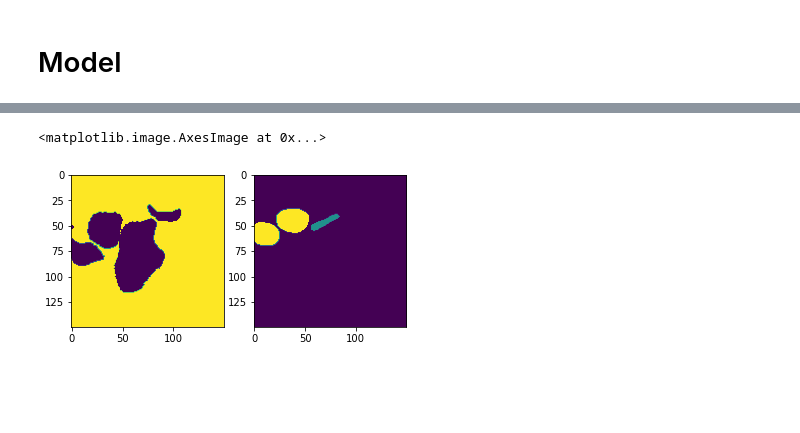
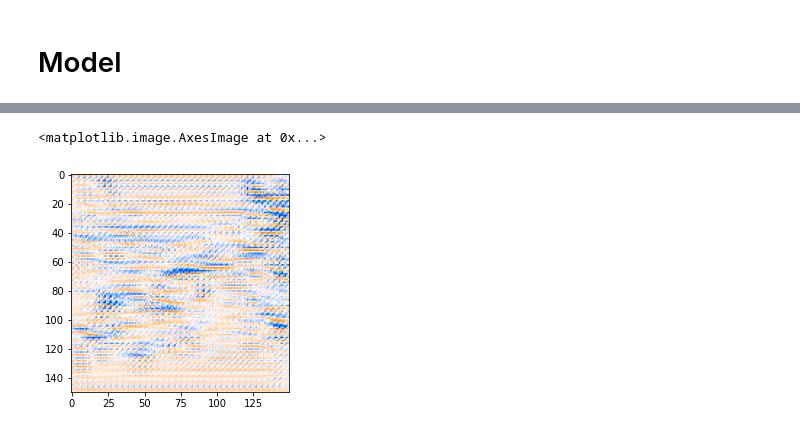
Before and after one commit to TillNicke/KD-for-optical-flow, a Jupyter notebook: PDD-Refinement.ipynb, the cells around one changed output, grey strips where cells are left out. Drawn from its saved outputs; the diff is of its cells as text; code cells hidden in the pictures; blank space fills up the shorter version.

```diff
--- a/PDD-Refinement.ipynb
+++ b/PDD-Refinement.ipynb
@@ -340,7 +338,0 @@ img = pred_soft.argmax(dim=1)
-# %%
-fig, ax = plt.subplots(1,2)
-ax[0].imshow(img.view(H,W,-1))
-ax[1].imshow(moving_seg.view(H,W,-1))
-# %% [output]
-<matplotlib.image.AxesImage at 0x...>
-[figure, removed]
@@ -348,0 +339,5 @@ dice_coeff(img,moving_seg,3)
+# %%
+plt.imshow(showFlow(pred.detach()))
+# %% [output]
+<matplotlib.image.AxesImage at 0x...>
+[figure, added]
```
Also changed, not shown: parts of 23 cells of this notebook.
